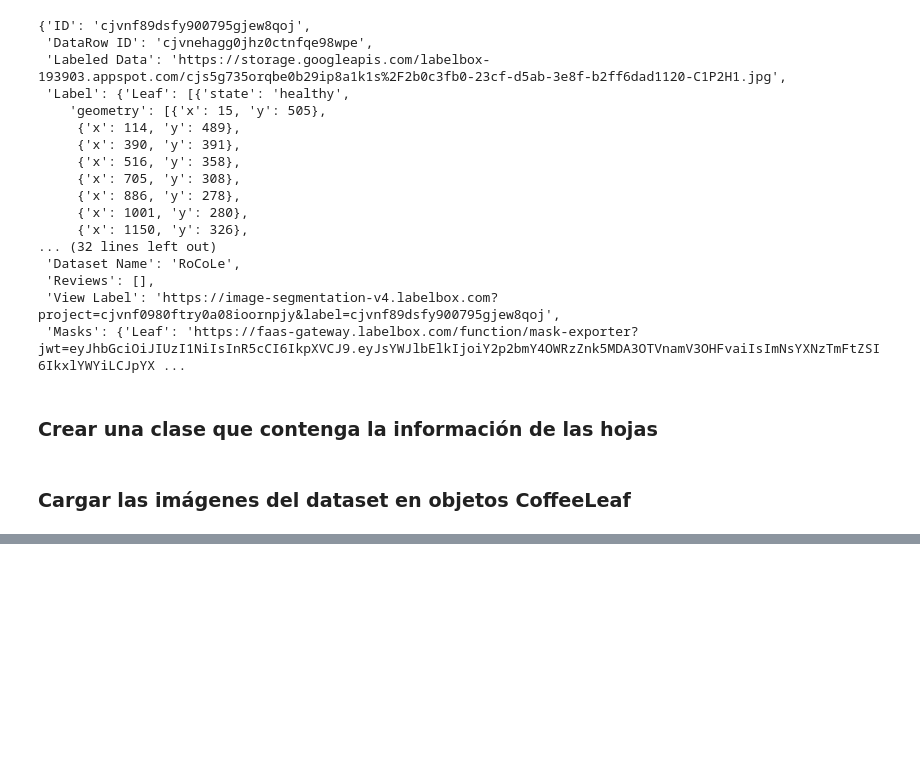
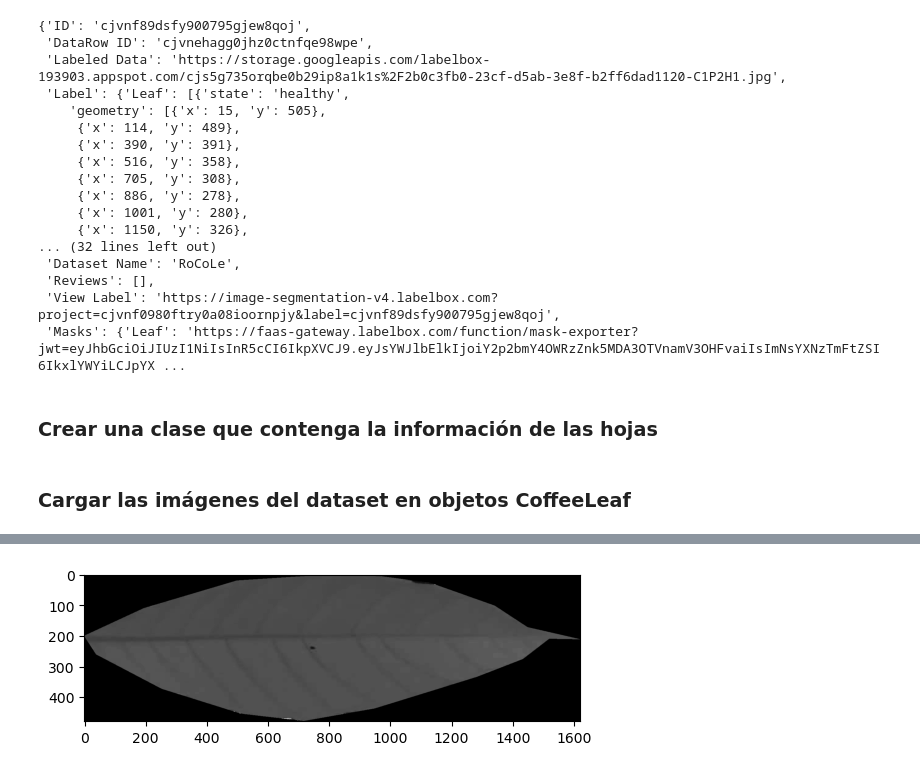
Before and after one commit to LindermanDgz/coffee-leaves-classification, a Jupyter notebook: coffee-leaves-classification.ipynb, the cells around one changed output, grey strips where cells are left out. Cells and saved outputs as stored; diff of their text form; code cells hidden in the pictures; blank space fills up the shorter version.

```diff
--- a/coffee-leaves-classification.ipynb
+++ b/coffee-leaves-classification.ipynb
@@ -218,0 +227,7 @@ coffee_leaf.area
+# %%
+blur = cv.GaussianBlur(ret, (1,1), 0)
+# %%
+plt.imshow(blur, cmap='gray')
+plt.show()
+# %% [output]
+[figure, added]
```
Also changed, not shown: parts of 12 cells of this notebook.
